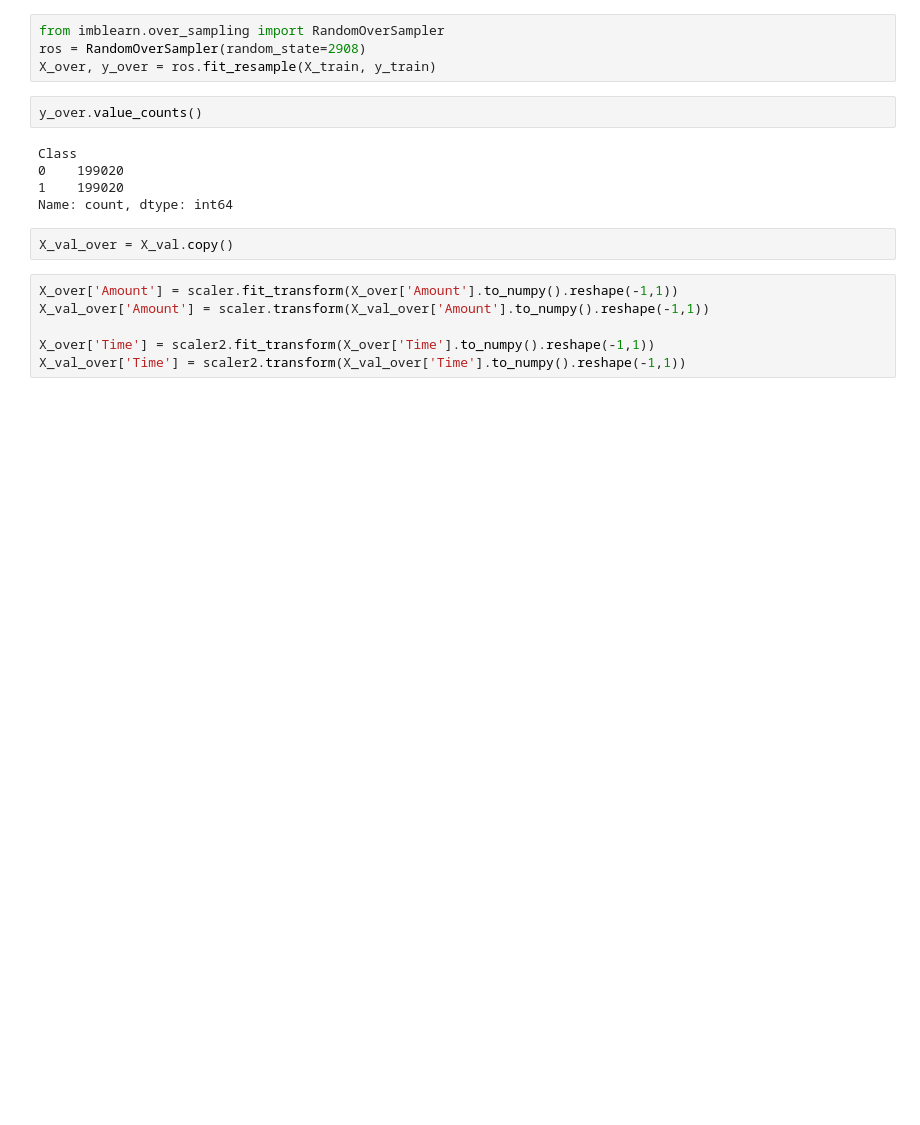
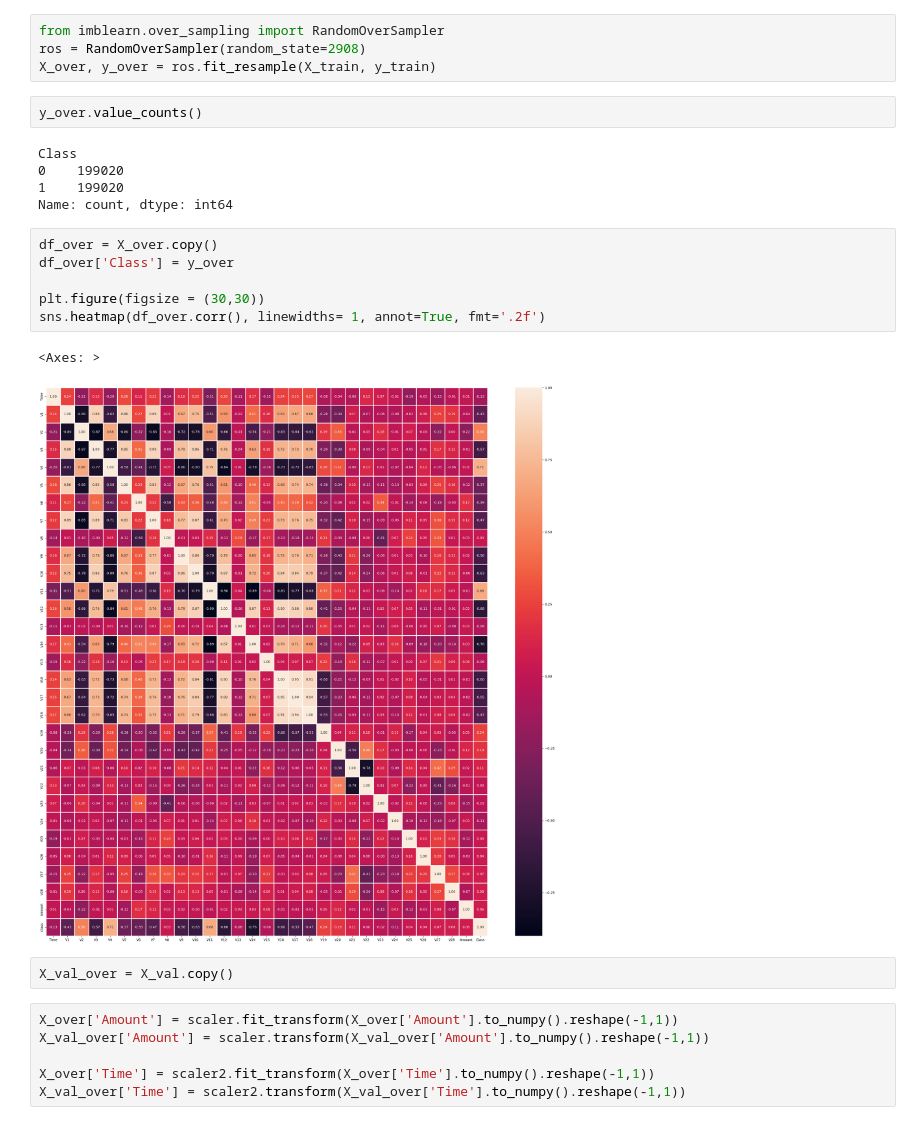
Before and after one commit to Dzakiyff/fraud_detection, a Jupyter notebook: credcard.ipynb, the cells around one changed output. Saved outputs shown, nothing was run; the diff lists cells and outputs as text; blank space fills up the shorter version.

```diff
--- a/credcard.ipynb
+++ b/credcard.ipynb
@@ -451,6 +459,15 @@ Class
 0    199020
 1    199020
 Name: count, dtype: int64
+# %%
+df_over = X_over.copy()
+df_over['Class'] = y_over
+
+plt.figure(figsize = (30,30))
+sns.heatmap(df_over.corr(), linewidths= 1, annot=True, fmt='.2f')
+# %% [output]
+<Axes: >
+[figure, added]
 # %%
 X_val_over = X_val.copy()
 # %%
```
Also changed, not shown: parts of 52 cells of this notebook.
